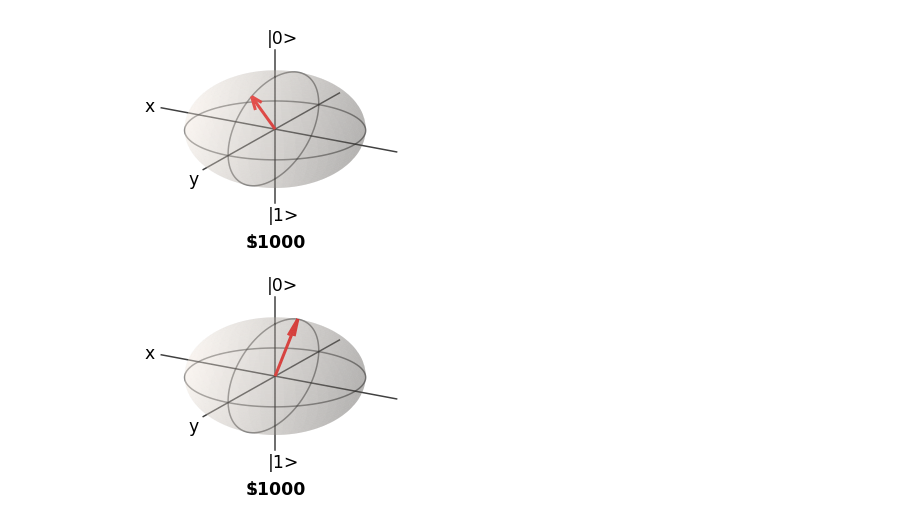
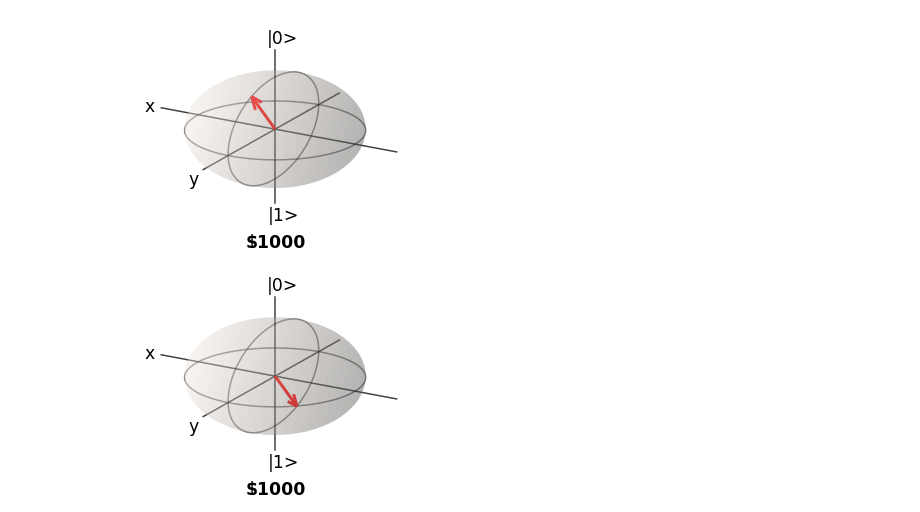
Before and after one commit to monqis/wheel-of-fortune-game, a Jupyter notebook: Untitled1.ipynb, the cells around one changed output. Drawn from its saved outputs; the diff is of its cells as text; code cells hidden in the pictures.

```diff
--- a/Untitled1.ipynb
+++ b/Untitled1.ipynb
@@ -136,7 +136,7 @@ def noisy_circuit_model(integer, p):
 
     return result_prob[0]
 # %%
-test = noisy_circuit_model(1,1)
+test = noisy_circuit_model(0,1)
 # %% [output]
 [figure]
-[figure, old version]
+[figure, new version]
```
Also changed, not shown: 5 other files.
